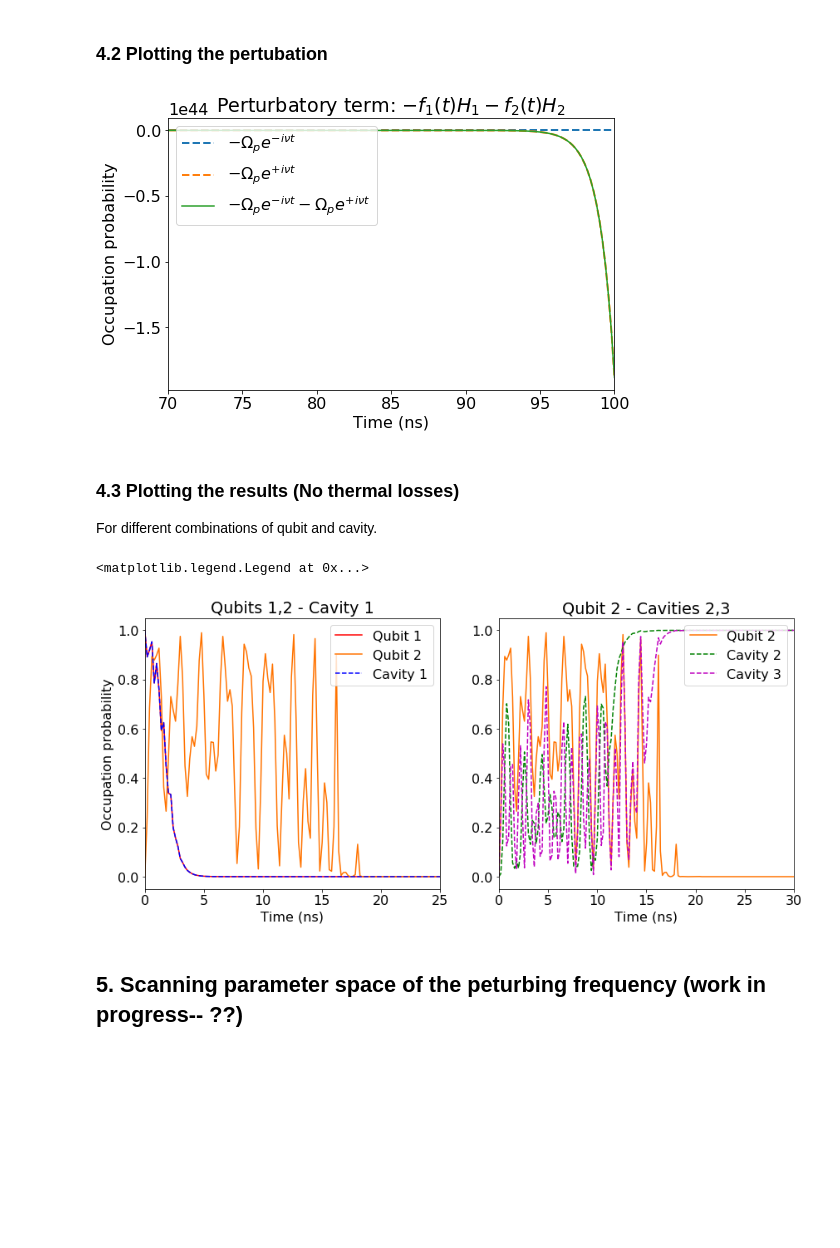
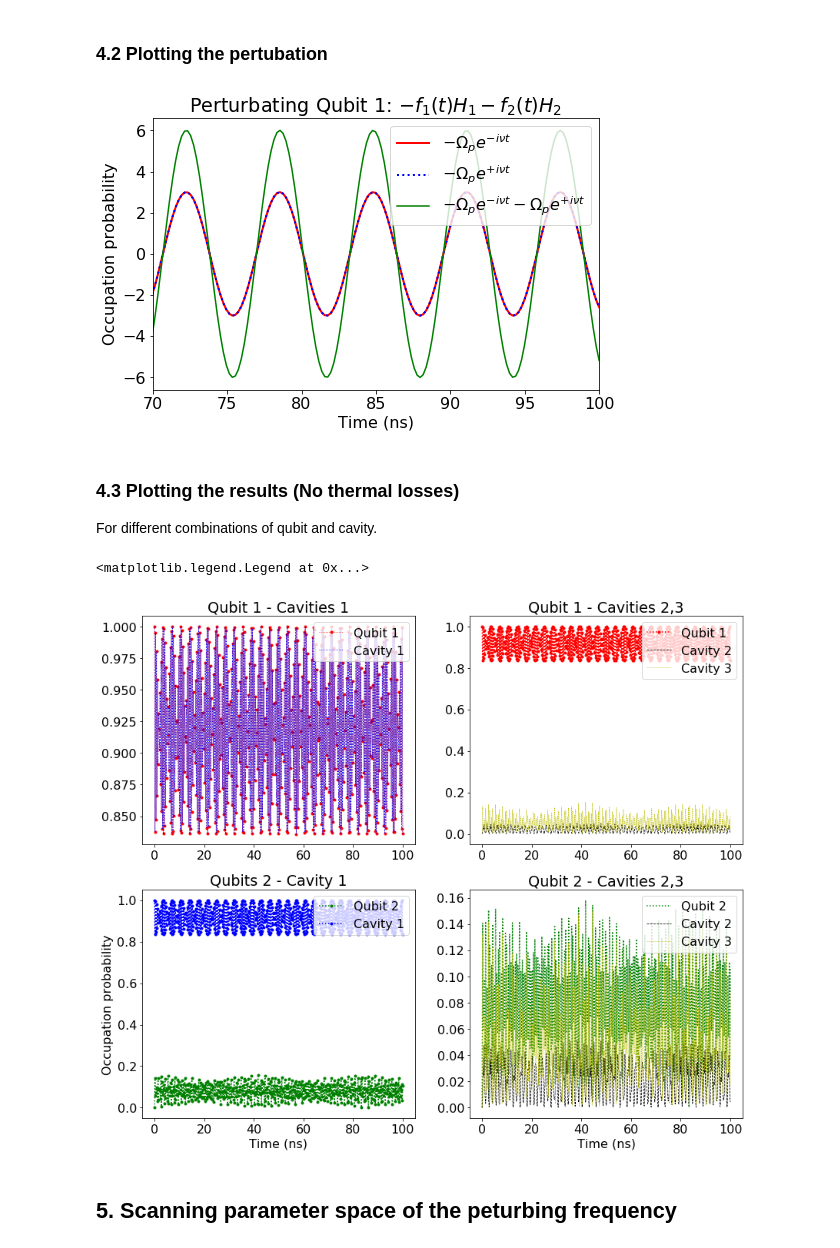
Before and after one commit to SoumyaShreeram/Qubit, a Jupyter notebook: control gates/Pertubation to the system (Haroche paper).ipynb, the cells around one changed output. Saved outputs shown, nothing was run; the diff lists cells and outputs as text; code cells hidden in the pictures; blank space fills up the shorter version.

```diff
--- a/control gates/Pertubation to the system (Haroche paper).ipynb
+++ b/control gates/Pertubation to the system (Haroche paper).ipynb
@@ -150,19 +159,19 @@ Here we write the Hamiltonian in a function-based time dependent way. See other
 ### 4.1 Function generators
 # %%
 def H1_coeff(t, args):
-  W_p = args['Omega']
-  nu = args['nu']
-  return -W_p*np.exp(-t*nu)
+    W_p = args['Omega']
+    nu = args['nu']
+    z = complex(0,-t*nu)
+    return -W_p*(cmath.exp(z))
 
 def H2_coeff(t, args):
-  W_p = args['Omega']
-  nu = args['nu']
-  return -W_p*np.exp(t*nu)
+    W_p = args['Omega']
+    nu = args['nu']
+    z = complex(0,t*nu)
+    return -W_p*(cmath.exp(z))
 # %%
 # time dependent Hamiltonian
-args = {'Omega': 7, 'nu': 1}
-H1 = sm1.dag()
-
+args = {'Omega': 3, 'nu': 1}
 H_t = [H, [sm1.dag(), H1_coeff], [sm1, H2_coeff]]
 
 # Evolving the system
@@ -171,40 +180,52 @@ output = mesolve(H_t, psi0, times, c_ops, [n1, n2, numOp(a1), numOp(a2), numOp(a
 ### 4.2 Plotting the pertubation
 # %%
 fig, ax = plt.subplots(figsize=(8,5))
-ax.plot(times, [H1_coeff(t, args=args)for t in times], '--', linewidth=2, label=r"$- \Omega_pe^{-i\nu t}$" )
-ax.plot(times, [H2_coeff(t, args=args)for t in times], '--', linewidth=2, label=r"$- \Omega_pe^{+i\nu t}$")
-ax.plot(times, [H1_coeff(t, args=args)+H2_coeff(t, args=args)for t in times], label=r"$- \Omega_pe^{-i\nu t}- \Omega_pe^{+i\nu t}$")
-ax.legend(loc="upper left")
+ax.plot(times, [H1_coeff(t, args=args)for t in times], 'r', linewidth=2, label=r"$- \Omega_pe^{-i\nu t}$" )
+ax.plot(times, [H2_coeff(t, args=args)for t in times], 'b:', linewidth=2, label=r"$- \Omega_pe^{+i\nu t}$")
+ax.plot(times, [H1_coeff(t, args=args)+H2_coeff(t, args=args)for t in times], 'g', label=r"$- \Omega_pe^{-i\nu t}- \Omega_pe^{+i\nu t}$")
+ax.legend(loc="upper right")
 ax.set_xlabel('Time (ns)')
 ax.set_xlim(70, 100)
 ax.set_ylabel('Occupation probability')
-ax.set_title(r'Perturbatory term: $- f_1(t)H_1 - f_2(t)H_2$ ');
+ax.set_title(r'Perturbating Qubit 1: $- f_1(t)H_1 - f_2(t)H_2$ ');
 # %% [output]
-[figure, old version]
+[figure, new version]
 # %% [markdown]
 ### 4.3 Plotting the results (No thermal losses)
 
 For different combinations of qubit and cavity.
 # %%
-fig, ax = plt.subplots(1, 2, figsize=(14,6))
-ax[0].plot(times, output.expect[0], 'r', label="Qubit 1")
-ax[0].plot(times, output.expect[1], '#ff7300', label="Qubit 2")
-ax[0].plot(times, output.expect[0], 'b--', label="Cavity 1")
-ax[0].set_xlabel('Time (ns)');
-ax[0].set_xlim(0, 25)
-ax[0].set_ylabel('Occupation probability');
-ax[0].set_title('Qubits 1,2 - Cavity 1');
-ax[0].legend(loc="upper right")
+fig, ax = plt.subplots(2, 2, figsize=(14,12))
+# qubit 1 - Cavity 1
+ax[0, 0].plot(times, output.expect[0], 'r.:', linewidth=0.8, label="Qubit 1")
+ax[0, 0].plot(times, output.expect[0], 'b:', linewidth=0.8, label="Cavity 1")
+ax[0, 0].set_title('Qubit 1 - Cavities 1');
+ax[0, 0].legend(loc="upper right")
 
-ax[1].plot(times, output.expect[1], '#ff7300', label="Qubit 2")
-ax[1].plot(times, output.expect[3], 'g--', label="Cavity 2")
-ax[1].plot(times, output.expect[4], 'm--',label="Cavity 3")
-ax[1].set_xlabel('Time (ns)')
-ax[1].set_xlim(0, 30)
-ax[1].set_title('Qubit 2 - Cavities 2,3');
-ax[1].legend(loc="upper right")
+# qubit 1 - Cavity 2, 3
+ax[0, 1].plot(times, output.expect[0], 'r.:', label="Qubit 1")
+ax[0, 1].plot(times, output.expect[3], 'k--', linewidth=0.8, label="Cavity 2")
+ax[0, 1].plot(times, output.expect[4], 'y--', linewidth=0.5, label="Cavity 3")
+ax[0, 1].set_title('Qubit 1 - Cavities 2,3');
+ax[0, 1].legend(loc="upper right")
+
+# qubit 2 - Cavity 1
+ax[1, 0].plot(times, output.expect[1], 'g.:', label="Qubit 2")
+ax[1, 0].plot(times, output.expect[0], 'b.:', label="Cavity 1")
+ax[1, 0].set_xlabel('Time (ns)');
+ax[1, 0].set_ylabel('Occupation probability');
+ax[1, 0].set_title('Qubits 2 - Cavity 1');
+ax[1, 0].legend(loc="upper right")
+
+# qubit 2 - Cavity 2, 3
+ax[1,1].plot(times, output.expect[1], 'g:', linewidth=1.5, label="Qubit 2")
+ax[1,1].plot(times, output.expect[3], 'k--', linewidth=0.8, label="Cavity 2")
+ax[1, 1].plot(times, output.expect[4], 'y--', linewidth=0.5, label="Cavity 3")
+ax[1,1].set_xlabel('Time (ns)')
+ax[1,1].set_title('Qubit 2 - Cavities 2,3');
+ax[1,1].legend(loc="upper right")
 # %% [output]
 <matplotlib.legend.Legend at 0x...>
-[figure, old version]
+[figure, new version]
 # %% [markdown]
-## 5. Scanning parameter space of the peturbing frequency (work in progress-- ??)
+## 5. Scanning parameter space of the peturbing frequency
```
Also changed, not shown: parts of 9 cells of this notebook.
